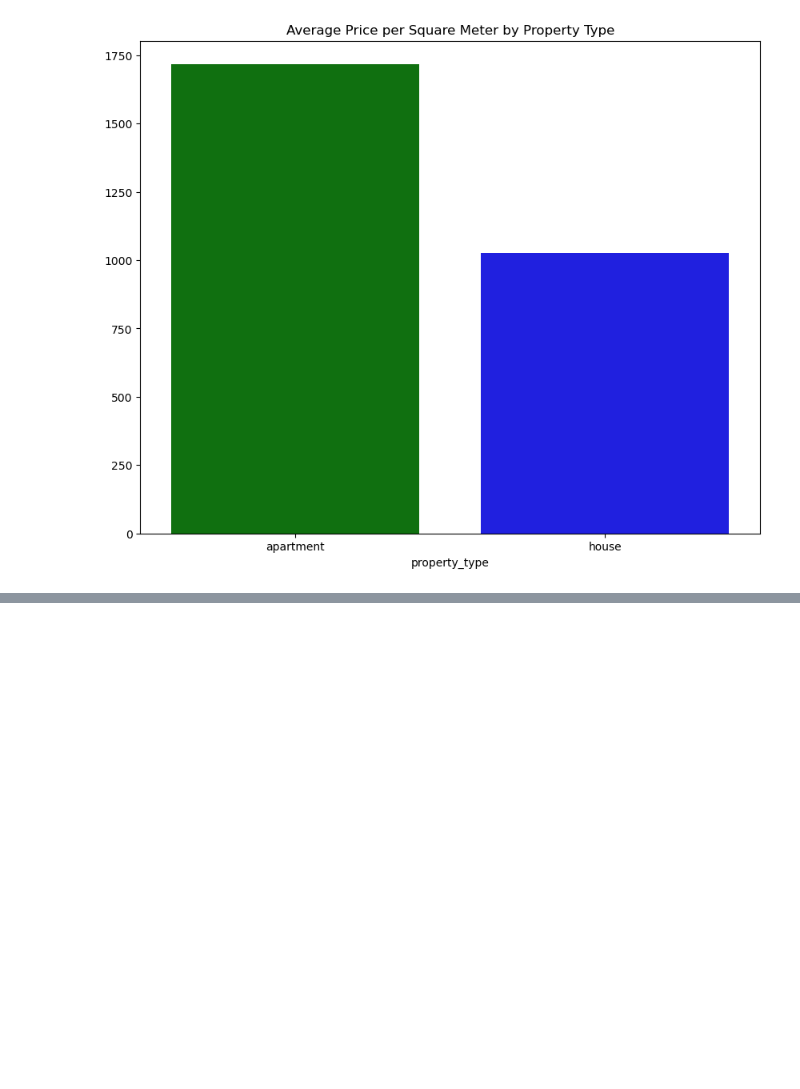
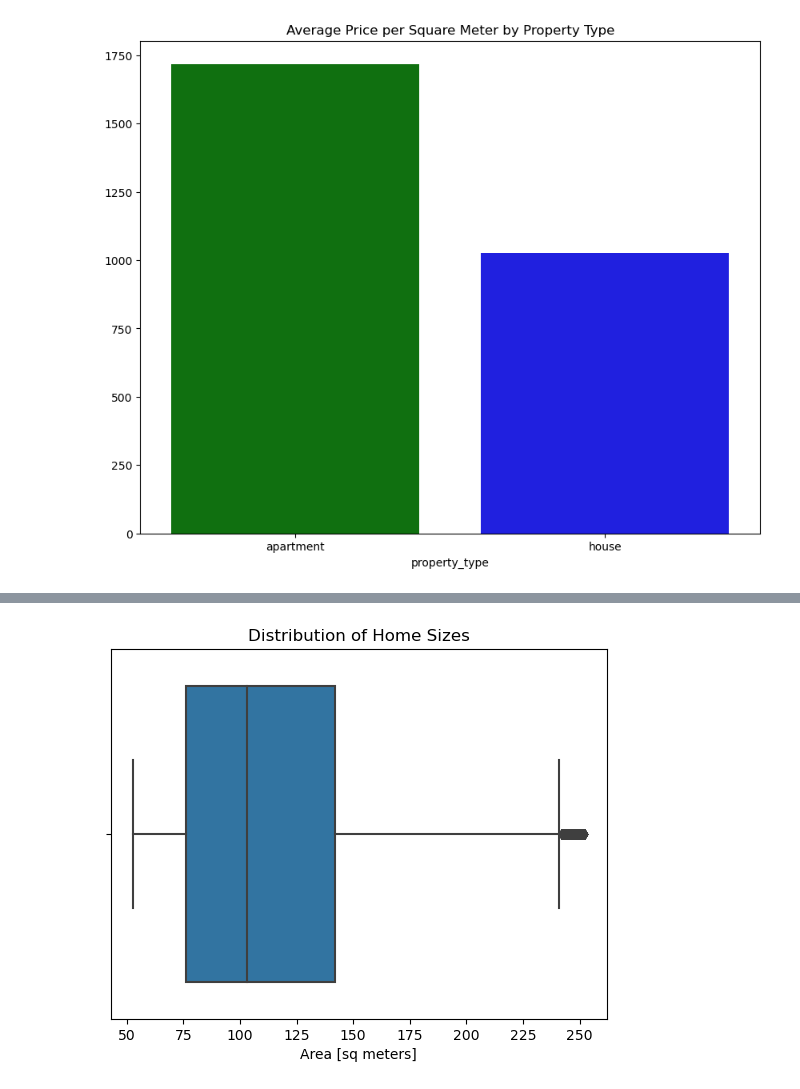
Before and after one commit to Nahsc0/house_price_analysis_in_Brazil, a Jupyter notebook: GSRA_project.ipynb, the cells around one changed output, grey strips where cells are left out. Drawn from its saved outputs; the diff is of its cells as text; code cells hidden in the pictures; blank space fills up the shorter version.

```diff
--- a/GSRA_project.ipynb
+++ b/GSRA_project.ipynb
@@ -324,0 +492,7 @@ plt.show()
+# %%
+sns.boxplot(x=df['area_m2'], orient='h')
+plt.xlabel('Area [sq meters]')
+plt.title('Distribution of Home Sizes')
+plt.show()
+# %% [output]
+[figure, added]
```
Also changed, not shown: parts of 32 cells of this notebook, 1 other file.
